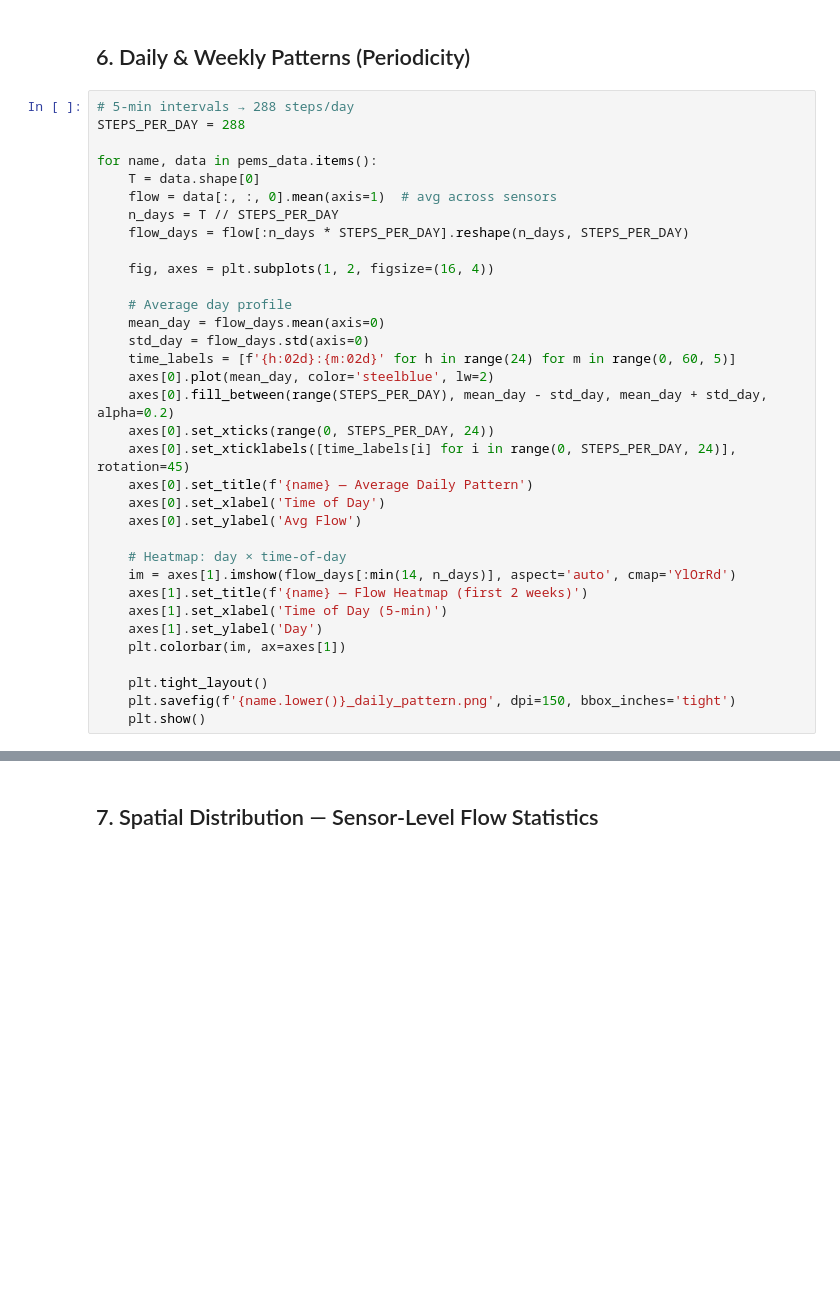
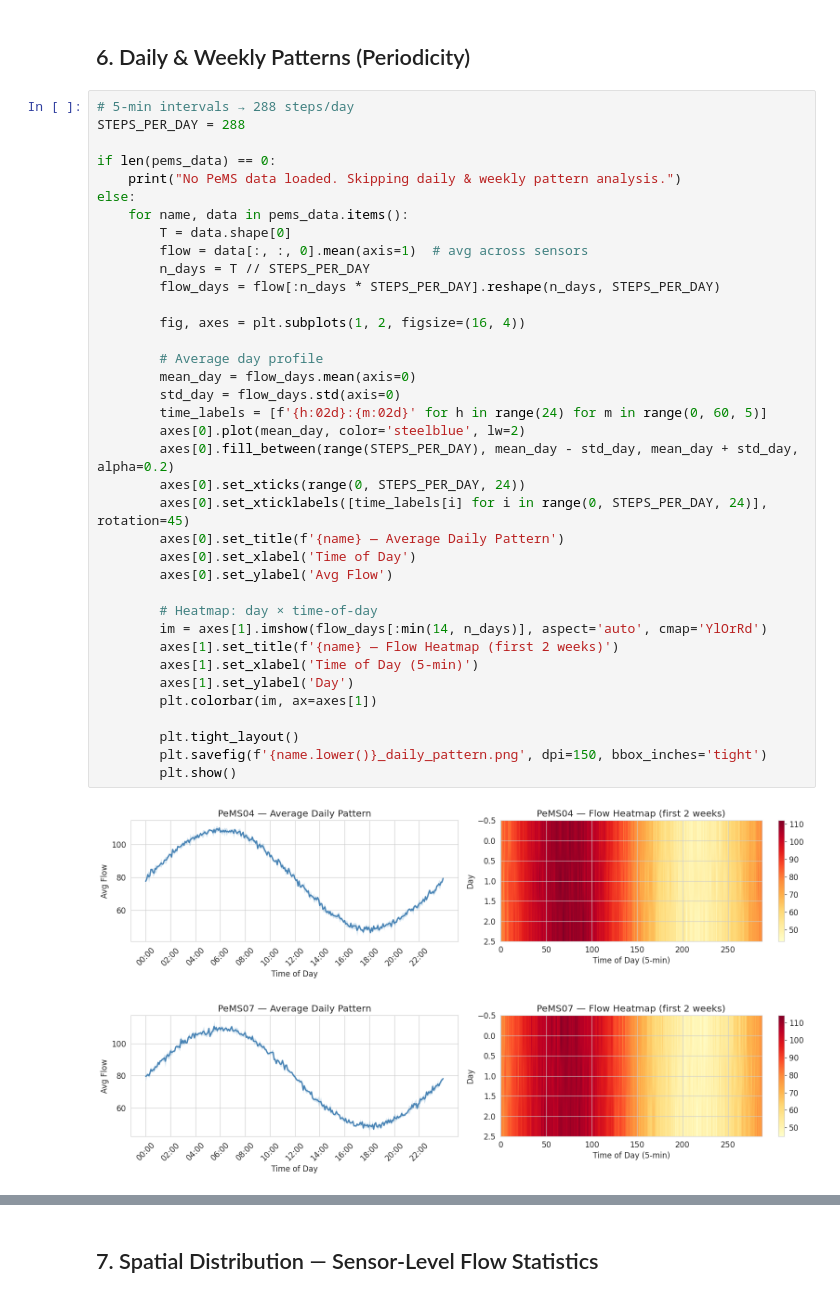
Before and after one commit to asmniins-DS/Drive-me-crazy, a Jupyter notebook: dataset_analysis.ipynb, the cells around one changed output, grey strips where cells are left out. Saved outputs shown, nothing was run; the diff lists cells and outputs as text; blank space fills up the shorter version.

```diff
--- a/dataset_analysis.ipynb
+++ b/dataset_analysis.ipynb
@@ -112,34 +287,40 @@ plt.show()
 # %%
 # 5-min intervals → 288 steps/day
 STEPS_PER_DAY = 288
 
-for name, data in pems_data.items():
-    T = data.shape[0]
-    flow = data[:, :, 0].mean(axis=1)  # avg across sensors
-    n_days = T // STEPS_PER_DAY
-    flow_days = flow[:n_days * STEPS_PER_DAY].reshape(n_days, STEPS_PER_DAY)
+if len(pems_data) == 0:
+    print("No PeMS data loaded. Skipping daily & weekly pattern analysis.")
+else:
+    for name, data in pems_data.items():
+        T = data.shape[0]
+        flow = data[:, :, 0].mean(axis=1)  # avg across sensors
+        n_days = T // STEPS_PER_DAY
+        flow_days = flow[:n_days * STEPS_PER_DAY].reshape(n_days, STEPS_PER_DAY)
 
-    fig, axes = plt.subplots(1, 2, figsize=(16, 4))
+        fig, axes = plt.subplots(1, 2, figsize=(16, 4))
 
-    # Average day profile
-    mean_day = flow_days.mean(axis=0)
-    std_day = flow_days.std(axis=0)
-    time_labels = [f'{h:02d}:{m:02d}' for h in range(24) for m in range(0, 60, 5)]
-    axes[0].plot(mean_day, color='steelblue', lw=2)
-    axes[0].fill_between(range(STEPS_PER_DAY), mean_day - std_day, mean_day + std_day, alpha=0.2)
-    axes[0].set_xticks(range(0, STEPS_PER_DAY, 24))
-    axes[0].set_xticklabels([time_labels[i] for i in range(0, STEPS_PER_DAY, 24)], rotation=45)
-    axes[0].set_title(f'{name} — Average Daily Pattern')
-    axes[0].set_xlabel('Time of Day')
-    axes[0].set_ylabel('Avg Flow')
+        # Average day profile
+        mean_day = flow_days.mean(axis=0)
+        std_day = flow_days.std(axis=0)
+        time_labels = [f'{h:02d}:{m:02d}' for h in range(24) for m in range(0, 60, 5)]
+        axes[0].plot(mean_day, color='steelblue', lw=2)
+        axes[0].fill_between(range(STEPS_PER_DAY), mean_day - std_day, mean_day + std_day, alpha=0.2)
+        axes[0].set_xticks(range(0, STEPS_PER_DAY, 24))
+        axes[0].set_xticklabels([time_labels[i] for i in range(0, STEPS_PER_DAY, 24)], rotation=45)
+        axes[0].set_title(f'{name} — Average Daily Pattern')
+        axes[0].set_xlabel('Time of Day')
+        axes[0].set_ylabel('Avg Flow')
 
-    # Heatmap: day × time-of-day
-    im = axes[1].imshow(flow_days[:min(14, n_days)], aspect='auto', cmap='YlOrRd')
-    axes[1].set_title(f'{name} — Flow Heatmap (first 2 weeks)')
-    axes[1].set_xlabel('Time of Day (5-min)')
-    axes[1].set_ylabel('Day')
-    plt.colorbar(im, ax=axes[1])
+        # Heatmap: day × time-of-day
+        im = axes[1].imshow(flow_days[:min(14, n_days)], aspect='auto', cmap='YlOrRd')
+        axes[1].set_title(f'{name} — Flow Heatmap (first 2 weeks)')
+        axes[1].set_xlabel('Time of Day (5-min)')
+        axes[1].set_ylabel('Day')
+        plt.colorbar(im, ax=axes[1])
 
-    plt.tight_layout()
-    plt.savefig(f'{name.lower()}_daily_pattern.png', dpi=150, bbox_inches='tight')
-    plt.show()
+        plt.tight_layout()
+        plt.savefig(f'{name.lower()}_daily_pattern.png', dpi=150, bbox_inches='tight')
+        plt.show()
+# %% [output]
+[figure, added]
+[figure, added]
```
Also changed, not shown: parts of 14 cells of this notebook, 17 other files.
